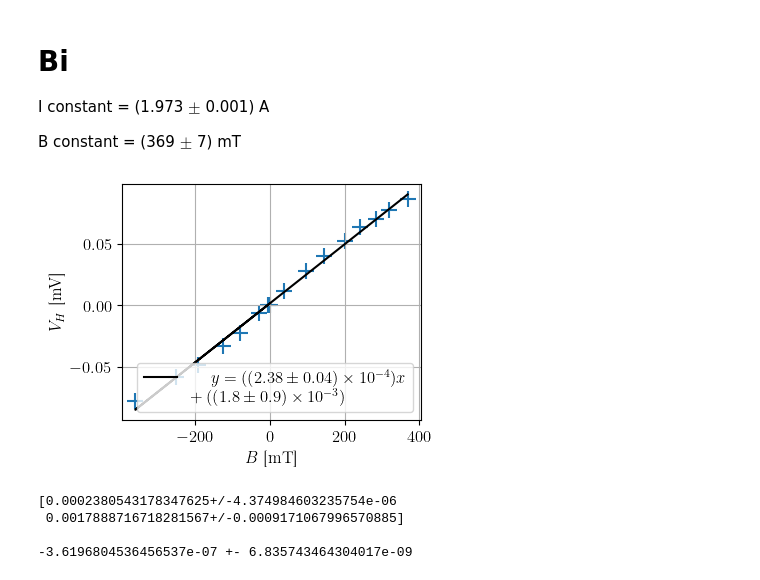
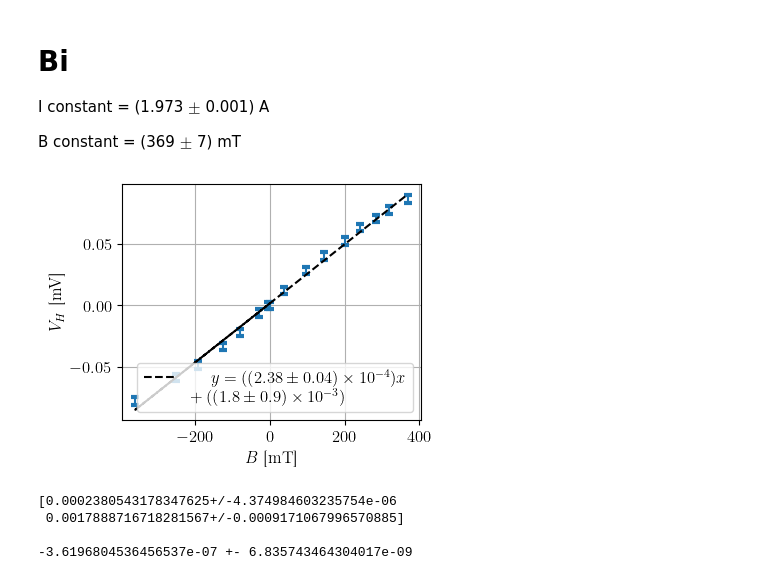
Before and after one commit to TomVdt/TPII-rapports, a Jupyter notebook: 03-H6-effet-hall/analyse/exp2.ipynb, the cells around one changed output. Cells and saved outputs as stored; diff of their text form; code cells hidden in the pictures.

```diff
--- a/03-H6-effet-hall/analyse/exp2.ipynb
+++ b/03-H6-effet-hall/analyse/exp2.ipynb
@@ -204,27 +207,28 @@ B constant = (369 $\pm$ 7) mT
 # %%
 Ag_B = np.loadtxt("../data/Bi_5branch_B.csv", delimiter=",", skiprows=1)
 
 Bx = Ag_B[:,0]
 Vh = Ag_B[:,1]
 
-plt.scatter(Bx, Vh)
+plt.errorbar(Bx, Vh, yerr=0.003 * np.ones(len(Vh)), linestyle='none', capthick=3)
+# plt.scatter(Bx, Vh)
 # plt.errorbar(Bx, By, xerr=unp.std_devs(Bx), yerr=unp.std_devs(By))
 
 coefs, cov = np.polyfit(Bx, Vh, 1, cov=True)
 fit = np.poly1d(coefs)
 coefserr = unp.uarray(coefs, np.sqrt(cov[(0,1),(0,1)]))
 
-plt.plot(Bx, fit(Bx), label=r"$y = ({:.1ueL})x \\+ ({:.1ueL})$".format(*coefserr), color="black")
+plt.plot(Bx, fit(Bx), '--', label=r"$y = ({:.1ueL})x \\+ ({:.1ueL})$".format(*coefserr), color="black")
 
 plt.legend()
 plt.xlabel(r"$B$ [\si{\milli \tesla}]")
 plt.ylabel(r"$V_H$ [\si{\milli \volt}]")
 plt.grid()
 plt.tight_layout(pad=0.5)
 
 plt.savefig("../figures/Bi_B.pdf")
 # %% [output]
-[figure, old version]
+[figure, new version]
 # %%
 print(coefserr, "\n")
 a = 0.003
```
Also changed, not shown: parts of 7 cells of this notebook, 9 other files.
